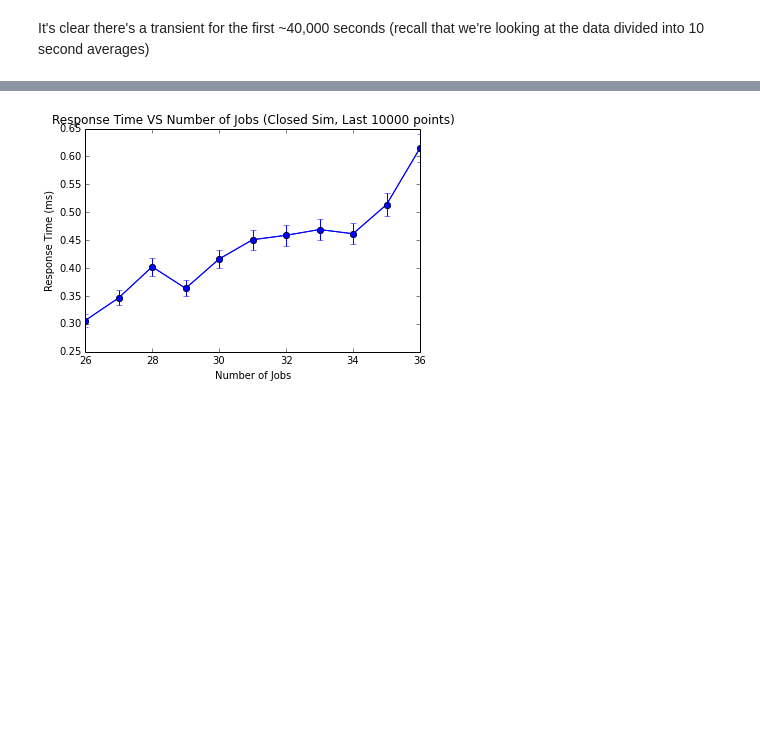
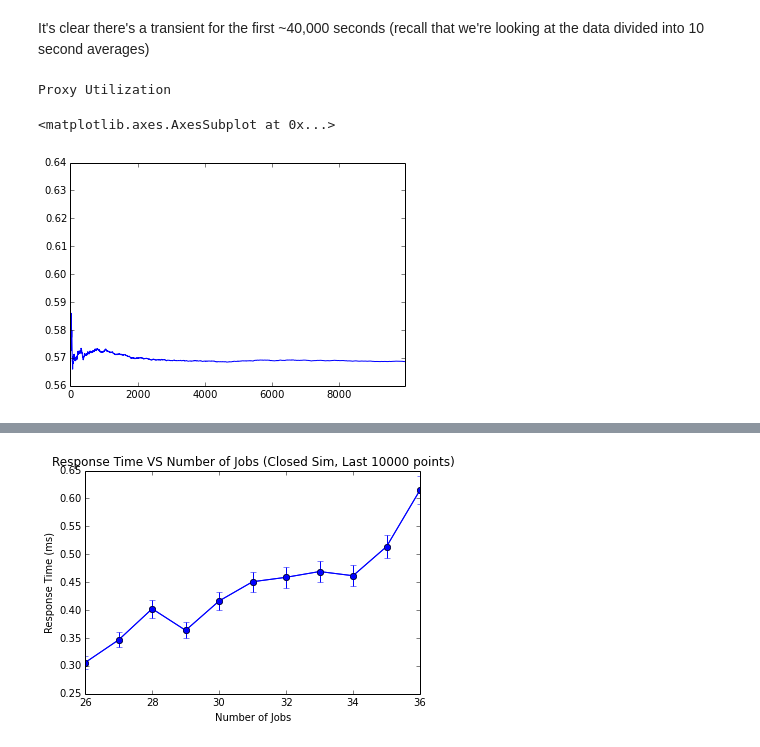
Before and after one commit to AaronTHolt/CompPerf, a Jupyter notebook: HW7/Simulation Plots.ipynb, the cells around one changed output, grey strips where cells are left out. Drawn from its saved outputs; the diff is of its cells as text; code cells hidden in the pictures; blank space fills up the shorter version.

```diff
--- a/HW7/Simulation Plots.ipynb
+++ b/HW7/Simulation Plots.ipynb
@@ -41,2 +43,9 @@ closed['router'].plot()
 # %% [markdown]
 It's clear there's a transient for the first ~40,000 seconds (recall that we're looking at the data divided into 10 second averages)
+# %%
+print("Proxy Utilization")
+closed['proxy'].plot()
+# %% [output]
+Proxy Utilization
+<matplotlib.axes.AxesSubplot at 0x...>
+[figure, added]
```
Also changed, not shown: parts of 9 cells of this notebook.
